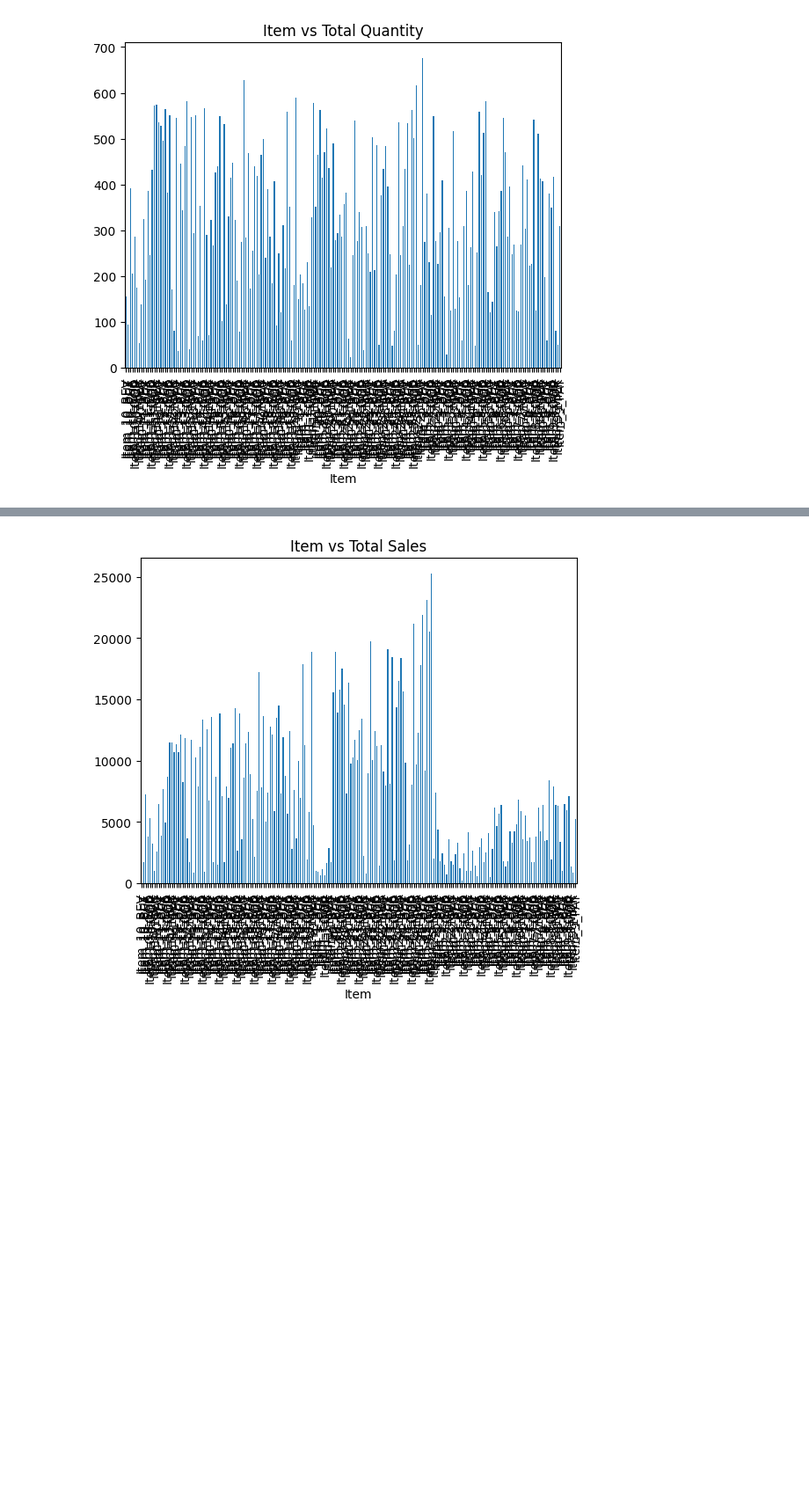
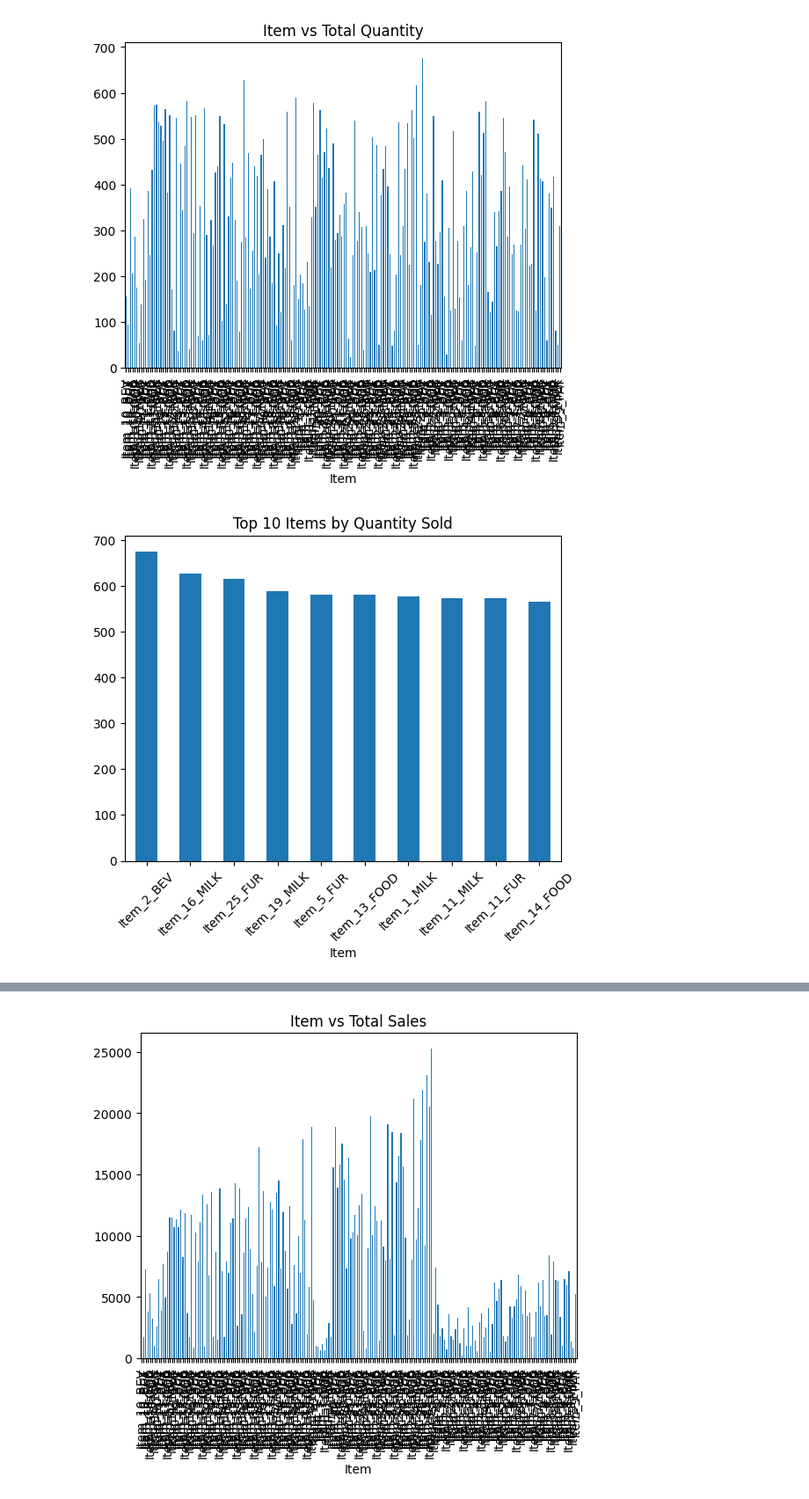
Before and after one commit to maybraniswe/Retail-Store-Sales-Analysis-and-Prediction, a Jupyter notebook: PDSE Project_Retail Store Sales Analysis and Prediction.ipynb, the cells around one changed output, grey strips where cells are left out. Shown at 88% size. Drawn from its saved outputs; the diff is of its cells as text; code cells hidden in the pictures; blank space fills up the shorter version.

```diff
--- a/PDSE Project_Retail Store Sales Analysis and Prediction.ipynb
+++ b/PDSE Project_Retail Store Sales Analysis and Prediction.ipynb
@@ -317,3 +317,12 @@ plt.title("Item vs Total Quantity")
 plt.show()
 # %% [output]
 [figure]
+# %%
+top_qty = df.groupby('Item')['Quantity'].sum().sort_values(ascending=False).head(10)
+
+top_qty.plot(kind='bar')
+plt.title("Top 10 Items by Quantity Sold")
+plt.xticks(rotation=45)
+plt.show()
+# %% [output]
+[figure, added]
```
Also changed, not shown: parts of 1 cell of this notebook.
